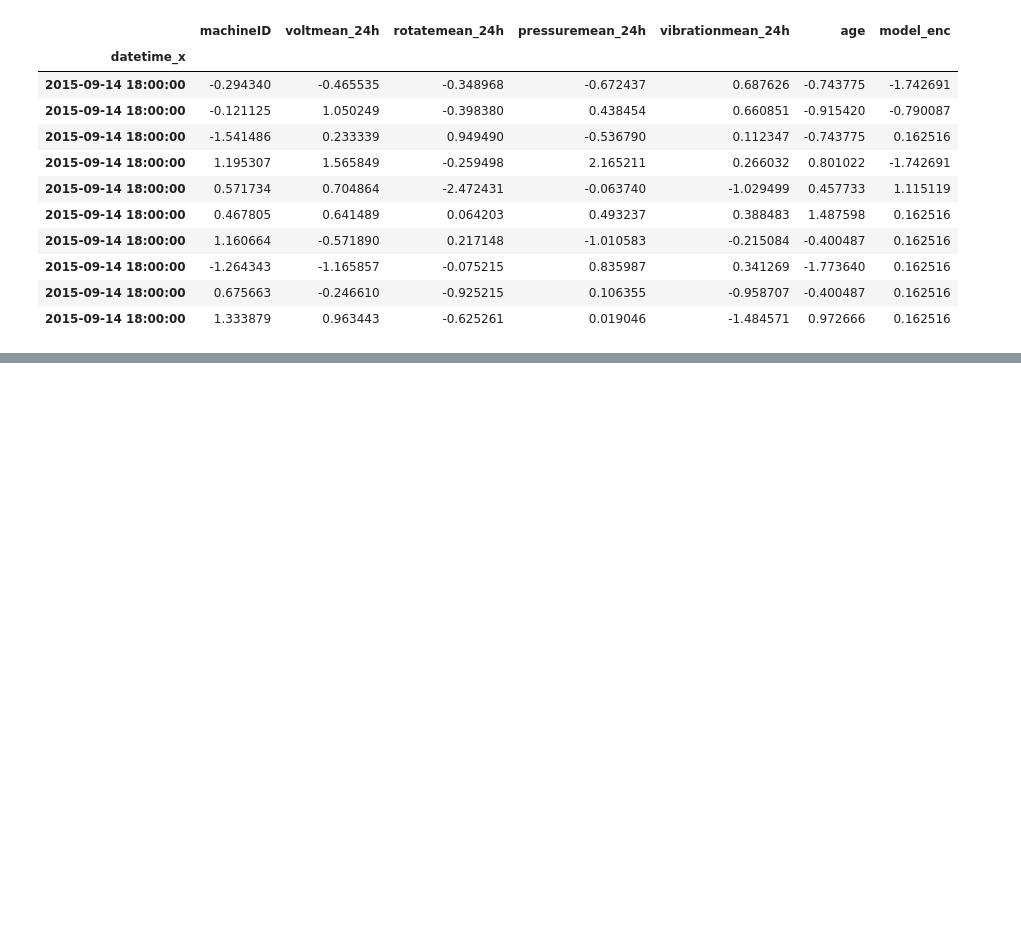
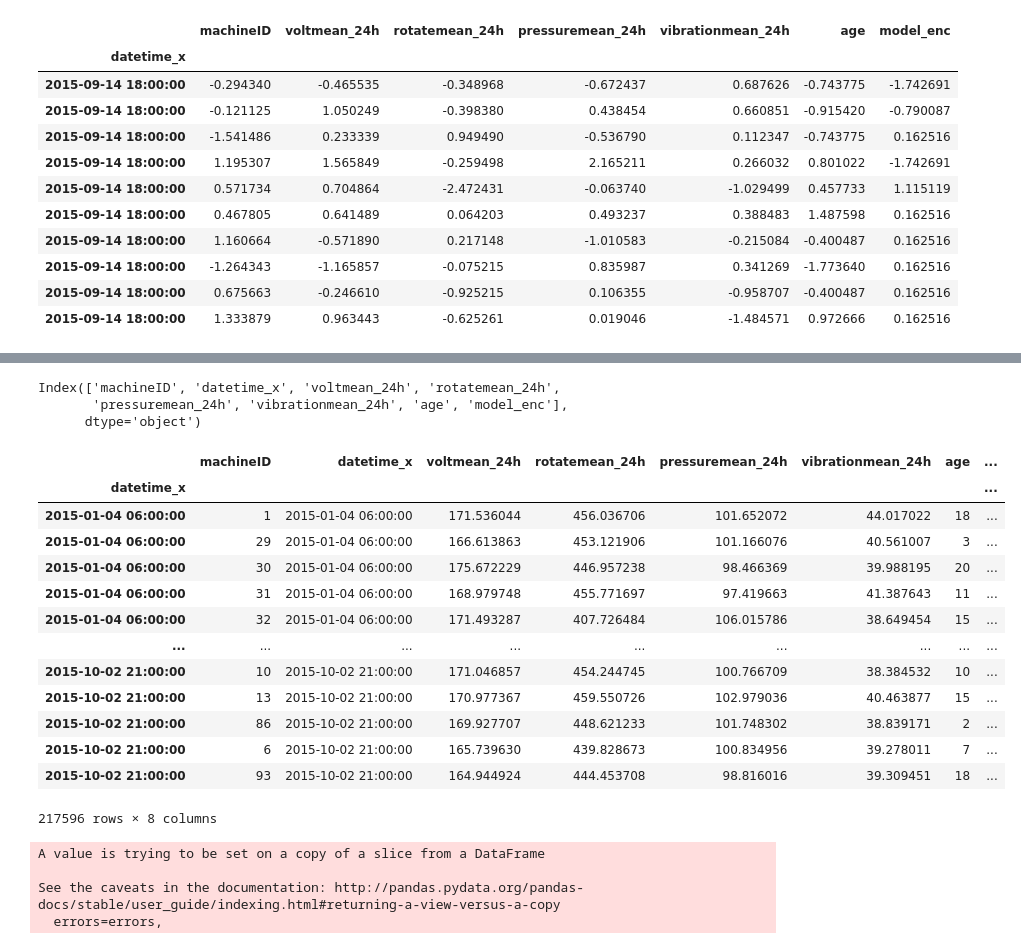
Before and after one commit to Nisargbharambe/Predictive-Analysis1, a Jupyter notebook: Predictive Analysis 2.ipynb, the cells around one changed output, grey strips where cells are left out. Cells and saved outputs as stored; diff of their text form; code cells hidden in the pictures; blank space fills up the shorter version.

```diff
--- a/Predictive Analysis 2.ipynb
+++ b/Predictive Analysis 2.ipynb
@@ -205,0 +250,2 @@ WARNING:tensorflow:Falling back from v2 loop because of error: Failed to find da
+# %%
+X_train2,X_test, y_train2, y_test = train_test_split(final3, df_new, test_size=0.25, random_state=42,shuffle=False)
@@ -205,0 +268,26 @@ WARNING:tensorflow:Falling back from v2 loop because of error: Failed to find da
+# %%
+indexes = X_train2['datetime_x']
+X_train2.index = indexes
+columns = X_train2.columns
+columns
+# %% [output]
+Index(['machineID', 'datetime_x', 'voltmean_24h', 'rotatemean_24h',
+       'pressuremean_24h', 'vibrationmean_24h', 'age', 'model_enc'],
+      dtype='object')
+# %%
+X_train2
+# %% [output]
+|  | machineID | datetime_x | voltmean_24h | rotatemean_24h | pressuremean_24h | vibrationmean_24h | age | ... |
+| datetime_x |  |  |  |  |  |  |  | ... |
+| 2015-01-04 06:00:00 | 1 | 2015-01-04 06:00:00 | 171.536044 | 456.036706 | 101.652072 | 44.017022 | 18 | ... |
+| 2015-01-04 06:00:00 | 29 | 2015-01-04 06:00:00 | 166.613863 | 453.121906 | 101.166076 | 40.561007 | 3 | ... |
+| 2015-01-04 06:00:00 | 30 | 2015-01-04 06:00:00 | 175.672229 | 446.957238 | 98.466369 | 39.988195 | 20 | ... |
+| 2015-01-04 06:00:00 | 31 | 2015-01-04 06:00:00 | 168.979748 | 455.771697 | 97.419663 | 41.387643 | 11 | ... |
+| 2015-01-04 06:00:00 | 32 | 2015-01-04 06:00:00 | 171.493287 | 407.726484 | 106.015786 | 38.649454 | 15 | ... |
+| ... | ... | ... | ... | ... | ... | ... | ... | ... |
+| 2015-10-02 21:00:00 | 10 | 2015-10-02 21:00:00 | 171.046857 | 454.244745 | 100.766709 | 38.384532 | 10 | ... |
+| 2015-10-02 21:00:00 | 13 | 2015-10-02 21:00:00 | 170.977367 | 459.550726 | 102.979036 | 40.463877 | 15 | ... |
+| 2015-10-02 21:00:00 | 86 | 2015-10-02 21:00:00 | 169.927707 | 448.621233 | 101.748302 | 38.839171 | 2 | ... |
+| 2015-10-02 21:00:00 | 6 | 2015-10-02 21:00:00 | 165.739630 | 439.828673 | 100.834956 | 39.278011 | 7 | ... |
+| 2015-10-02 21:00:00 | 93 | 2015-10-02 21:00:00 | 164.944924 | 444.453708 | 98.816016 | 39.309451 | 18 | ... |
+217596 rows × 8 columns
@@ -205,0 +296,8 @@ WARNING:tensorflow:Falling back from v2 loop because of error: Failed to find da
+# %%
+X_train3.head()
+X_train3.drop(labels=['datetime_x'], axis=1, inplace=True)
+# %% [output]
+A value is trying to be set on a copy of a slice from a DataFrame
+
+See the caveats in the documentation: http://pandas.pydata.org/pandas-docs/stable/user_guide/indexing.html#returning-a-view-versus-a-copy
+  errors=errors,
```
Also changed, not shown: parts of 26 cells of this notebook.
